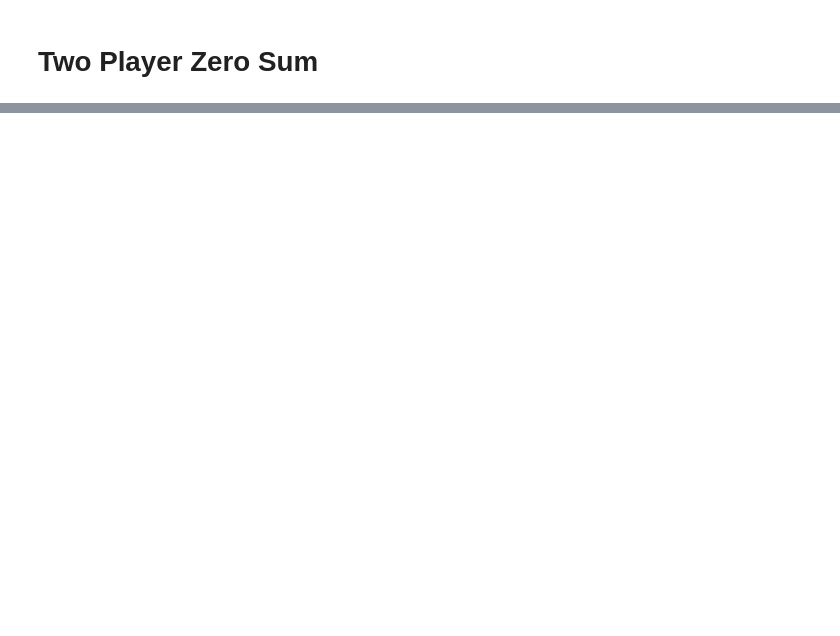
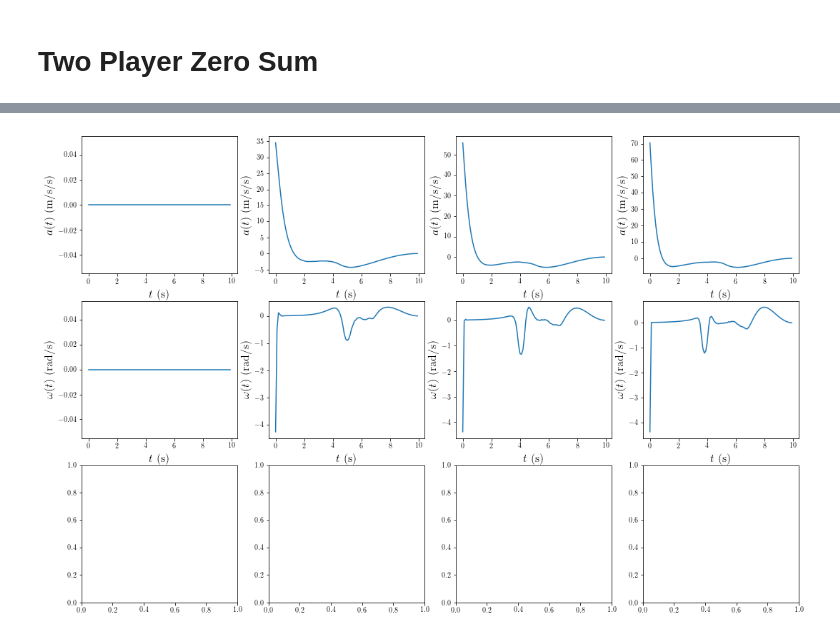
Before and after one commit to HJReachability/ilqgames, a Jupyter notebook: notebooks/CDC 2019 Plots.ipynb, the cells around one changed output, grey strips where cells are left out. Saved outputs shown, nothing was run; the diff lists cells and outputs as text; code cells hidden in the pictures; blank space fills up the shorter version.

Commit message:
mainly added code for plotting controls/disturbances

```diff
--- a/notebooks/CDC 2019 Plots.ipynb
+++ b/notebooks/CDC 2019 Plots.ipynb
@@ -14,11 +15,15 @@ matplotlib.rc('text', usetex=True)
 # %% [markdown]
 # Two Player Zero Sum
 # %%
-# Load the data.
-path_to_log = '../python/logs/two_player_zero_sum/unicycle_4d_example.pkl'
-fp = open(path_to_log, 'rb')
-data = dill.load(fp)
+# Load the ILQG data.
+path_to_ilqg_log = '../python/logs/two_player_zero_sum/unicycle_4d_example.pkl'
+fp = open(path_to_ilqg_log, 'rb')
+ilqg_data = dill.load(fp)
 fp.close()
+
+# Load the HJI data.
+path_to_hji_log = '../matlab/unicycle_4d_example_hji.mat'
+hji_data = scipy.io.loadmat(path_to_hji_log)
 # %%
 # Environment parameters.
 goal = (100.0, 100.0)
@@ -26,6 +31,7 @@ obstacle_centers = [(100.0, 35.0), (65.0, 65.0), (25.0, 80.0)]
 obstacle_radii = [10.0, 10.0, 10.0]
 x_lims = (0, 150)
 y_lims = (0, 125)
+T = 0.1
 # %%
 def plot_obstacles(ax):
     for center, radius in zip(obstacle_centers, obstacle_radii):
@@ -108,0 +164,40 @@ plt.savefig('plots/two_player_zero_sum_top.pdf', bbox_inches='tight')
+# %%
+fig, axes = plt.subplots(3, len(iterations))
+
+downsample = 1
+
+for ii in range(len(iterations)):
+    ilqg_us = ilqg_data['us'][iterations[ii]][0]
+
+    # TODO: Add plots from the HJI
+
+    ilqg_omeg = [u[0, 0] for k, u in enumerate(ilqg_us) if k % downsample == 0]
+    ilqg_accs = [u[1, 0] for k, u in enumerate(ilqg_us) if k % downsample == 0]
+    ts = [T * k for k in range(len(ilqg_us)) if k % downsample == 0]
+
+    # Plot ILQG/HJI acceleration control input.
+    axes[0, ii].plot(ts, ilqg_accs)
+    axes[0, ii].set_xlabel('$t$ (s)', fontsize=16)
+    axes[0, ii].set_ylabel('$a(t)$ (m/s/s)', fontsize=16)
+
+    # Plot the ILQG/HJI angular velocity control input.
+    axes[1, ii].plot(ts, ilqg_omeg)
+    axes[1, ii].set_xlabel('$t$ (s)', fontsize=16)
+    axes[1, ii].set_ylabel('$\omega(t)$ (rad/s)', fontsize=16)
+
+    ilqg_ds = ilqg_data['us'][iterations[ii]][1]
+
+    ilqg_dvxs = [u[0, 0] for k, u in enumerate(ilqg_ds) if k % downsample == 0]
+    ilqg_dvys = [u[1, 0] for k, u in enumerate(ilqg_ds) if k % downsample == 0]
+
+    # Plot the ILQG/HJI disturbance inputs.
+    axes[2, ii].plot(ts, ilqg_dvxs)
+    axes[2, ii].plot(ts, ilqg_dvys)
+    axes[2, ii].set_xlabel('$t$ (s)', fontsize=16)
+    axes[2, ii].set_ylabel('$\d_1(t), d_t')
+
+fig.set_figwidth(4 * len(iterations) + 2)
+fig.set_figheight(12)
+plt.savefig('plots/two_player_zero_sum_ctrl_dstb.pdf', bbox_inches='tight')
+# %% [output]
+[figure, added]
```
Also changed, not shown: parts of 5 cells of this notebook.
